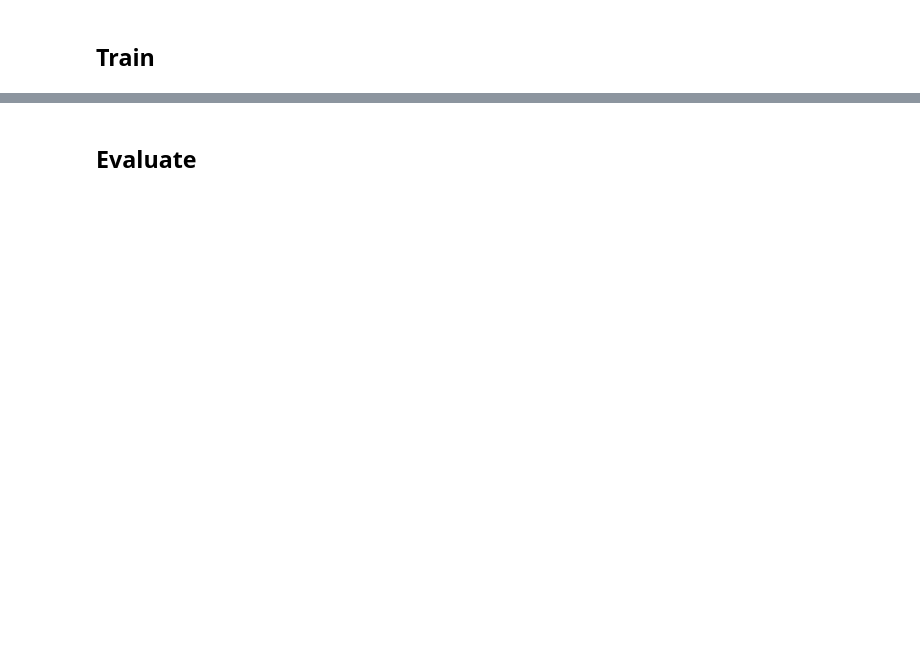
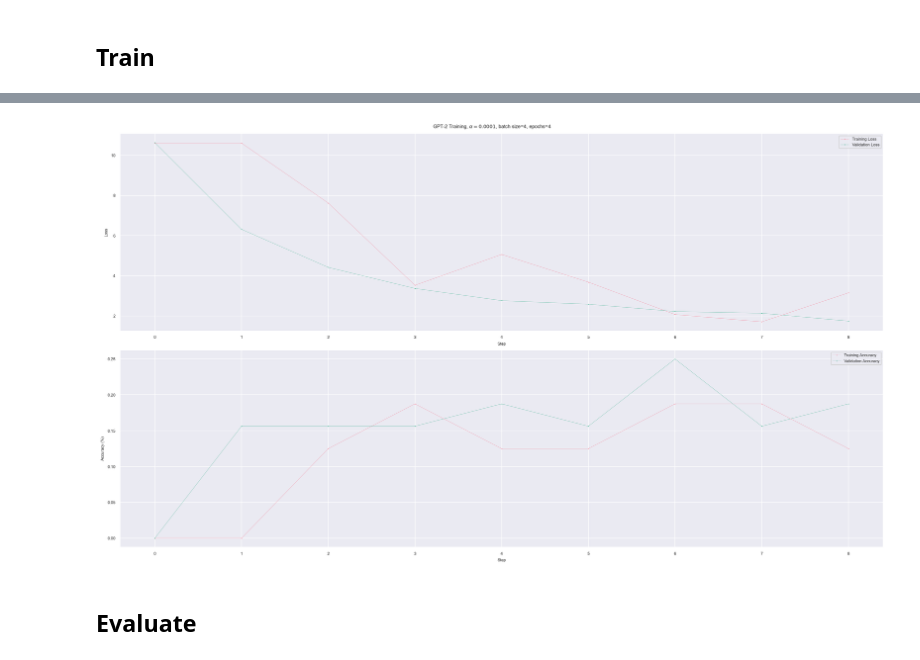
Before and after one commit to StefanHeng/Zeroshot-Text-Classification, a Jupyter notebook: notebooks/finetune-model/gpt2.ipynb, the cells around one changed output, grey strips where cells are left out. Drawn from its saved outputs; the diff is of its cells as text; code cells hidden in the pictures; blank space fills up the shorter version.

```diff
--- a/notebooks/finetune-model/gpt2.ipynb
+++ b/notebooks/finetune-model/gpt2.ipynb
@@ -83,11 +83,9 @@ transformers.set_seed(seed)
 nm = 'debug'
 model, tokenizer, data_collator = gpt2.get_model_n_tokenizer(nm)
 train_args = gpt2.get_train_setup(nm)
-
-def tokenize_func(sample):
-    ret = tokenizer(sample['text'], padding='max_length', truncation=True)
-    return ret
-dset_tr, dset_vl = gpt2.get_dset(map_func=tokenize_func, remove_columns=['label', 'text'], n_sample=8, random_seed=seed)
+dset_tr, dset_vl = gpt2.get_dset(
+    map_func=gpt2.tokenize_func(tokenizer), remove_columns=['label', 'text'], n_sample=8, random_seed=seed
+)
 
 trainer = gpt2.CustomTrainer(
     model=model,
@@ -113,0 +111,4 @@ KeyboardInterrupt:
+# %%
+trainer.train()
+trainer.save_model(os.path.join(trainer.args.output_dir, now(sep='-')))
+# %% [output]
@@ -114,2 +125,3 @@ KeyboardInterrupt:
+[figure, added]
 # %% [markdown]
 ## Evaluate
```
Also changed, not shown: parts of 8 cells of this notebook, 2 other files.
